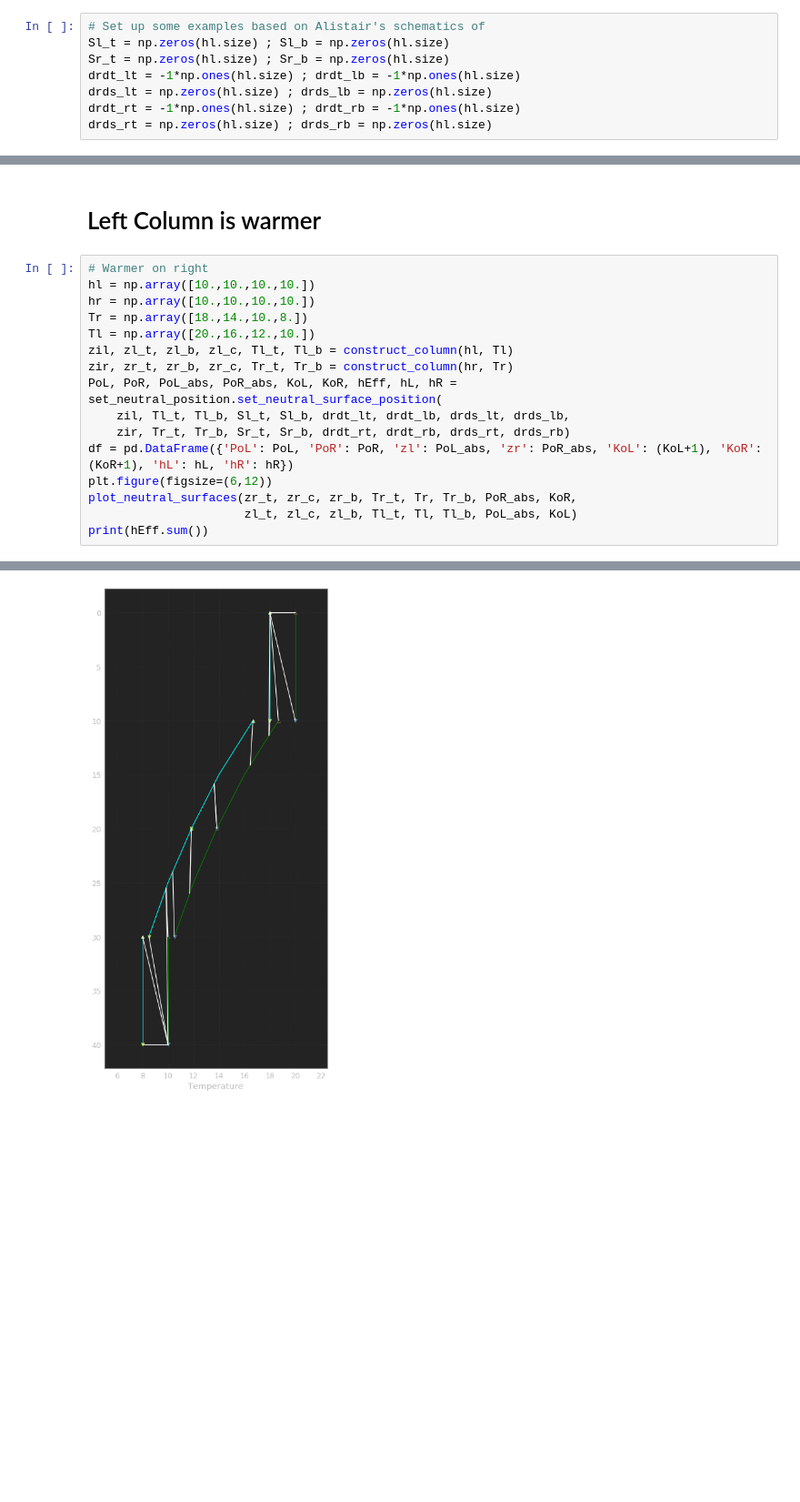
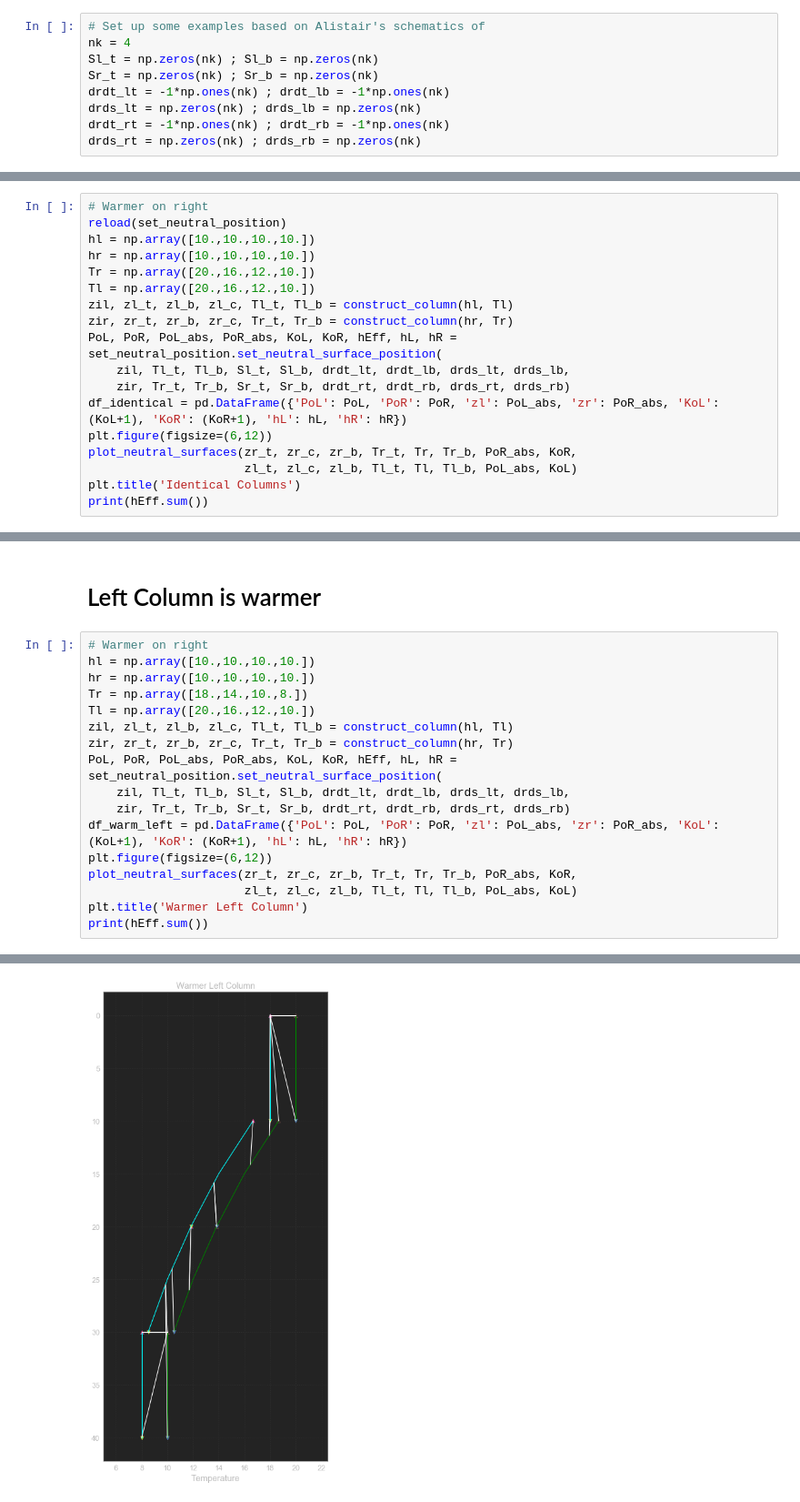
Before and after one commit to ashao/MOM6_analysis, a Jupyter notebook: neutral_diffusion/neutral_diffusion_examples.ipynb, the cells around one changed output, grey strips where cells are left out. Shown at 91% size. Cells and saved outputs as stored; diff of their text form; blank space fills up the shorter version.

Commit message:
Need to continue to rethink how to make positions consistent for neutral surfaces

```diff
--- a/neutral_diffusion/neutral_diffusion_examples.ipynb
+++ b/neutral_diffusion/neutral_diffusion_examples.ipynb
@@ -74,9 +74,10 @@ def plot_neutral_surfaces(zr_t, zr_c, zr_b, Tr_t, Tr, Tr_b, PoR_abs, KoR,
 This notebook and accompanying code mimics how MOM6 finds the neutral surfaces along which to perform parameterized diffusion. The examples in here are based on Alistair Adcrofts schematics where density is controlled by temperature with $\frac{d\rho}{dT} = -1$. Unlike his original slides, in this notebook, a discontinuous reconstruction of temperature is done
 # %%
 # Set up some examples based on Alistair's schematics of
-Sl_t = np.zeros(hl.size) ; Sl_b = np.zeros(hl.size)
-Sr_t = np.zeros(hl.size) ; Sr_b = np.zeros(hl.size)
-drdt_lt = -1*np.ones(hl.size) ; drdt_lb = -1*np.ones(hl.size)
-drds_lt = np.zeros(hl.size) ; drds_lb = np.zeros(hl.size)
-drdt_rt = -1*np.ones(hl.size) ; drdt_rb = -1*np.ones(hl.size)
-drds_rt = np.zeros(hl.size) ; drds_rb = np.zeros(hl.size)
+nk = 4
+Sl_t = np.zeros(nk) ; Sl_b = np.zeros(nk)
+Sr_t = np.zeros(nk) ; Sr_b = np.zeros(nk)
+drdt_lt = -1*np.ones(nk) ; drdt_lb = -1*np.ones(nk)
+drds_lt = np.zeros(nk) ; drds_lb = np.zeros(nk)
+drdt_rt = -1*np.ones(nk) ; drdt_rb = -1*np.ones(nk)
+drds_rt = np.zeros(nk) ; drds_rb = np.zeros(nk)
@@ -82,0 +86,18 @@ drds_rt = np.zeros(hl.size) ; drds_rb = np.zeros(hl.size)
+# %%
+# Warmer on right
+reload(set_neutral_position)
+hl = np.array([10.,10.,10.,10.])
+hr = np.array([10.,10.,10.,10.])
+Tr = np.array([20.,16.,12.,10.])
+Tl = np.array([20.,16.,12.,10.])
+zil, zl_t, zl_b, zl_c, Tl_t, Tl_b = construct_column(hl, Tl)
+zir, zr_t, zr_b, zr_c, Tr_t, Tr_b = construct_column(hr, Tr)
+PoL, PoR, PoL_abs, PoR_abs, KoL, KoR, hEff, hL, hR = set_neutral_position.set_neutral_surface_position(
+    zil, Tl_t, Tl_b, Sl_t, Sl_b, drdt_lt, drdt_lb, drds_lt, drds_lb,
+    zir, Tr_t, Tr_b, Sr_t, Sr_b, drdt_rt, drdt_rb, drds_rt, drds_rb)
+df_identical = pd.DataFrame({'PoL': PoL, 'PoR': PoR, 'zl': PoL_abs, 'zr': PoR_abs, 'KoL': (KoL+1), 'KoR': (KoR+1), 'hL': hL, 'hR': hR})
+plt.figure(figsize=(6,12))
+plot_neutral_surfaces(zr_t, zr_c, zr_b, Tr_t, Tr, Tr_b, PoR_abs, KoR,
+                      zl_t, zl_c, zl_b, Tl_t, Tl, Tl_b, PoL_abs, KoL)
+plt.title('Identical Columns')
+print(hEff.sum())
@@ -146,10 +227,11 @@ zir, zr_t, zr_b, zr_c, Tr_t, Tr_b = construct_column(hr, Tr)
 PoL, PoR, PoL_abs, PoR_abs, KoL, KoR, hEff, hL, hR = set_neutral_position.set_neutral_surface_position(
     zil, Tl_t, Tl_b, Sl_t, Sl_b, drdt_lt, drdt_lb, drds_lt, drds_lb,
     zir, Tr_t, Tr_b, Sr_t, Sr_b, drdt_rt, drdt_rb, drds_rt, drds_rb)
-df = pd.DataFrame({'PoL': PoL, 'PoR': PoR, 'zl': PoL_abs, 'zr': PoR_abs, 'KoL': (KoL+1), 'KoR': (KoR+1), 'hL': hL, 'hR': hR})
+df_warm_left = pd.DataFrame({'PoL': PoL, 'PoR': PoR, 'zl': PoL_abs, 'zr': PoR_abs, 'KoL': (KoL+1), 'KoR': (KoR+1), 'hL': hL, 'hR': hR})
 plt.figure(figsize=(6,12))
 plot_neutral_surfaces(zr_t, zr_c, zr_b, Tr_t, Tr, Tr_b, PoR_abs, KoR,
                       zl_t, zl_c, zl_b, Tl_t, Tl, Tl_b, PoL_abs, KoL)
+plt.title('Warmer Left Column')
 print(hEff.sum())
 # %% [output]
      Pl   Sl         Tl  dRdS_l  dRdT_l
@@ -171,2 +253,2 @@ Surface 15: 10.0 8.0 40.0 40.0
 14.7600276861
-[figure, old version]
+[figure, new version]
```
Also changed, not shown: parts of 9 cells of this notebook, 2 other files.
